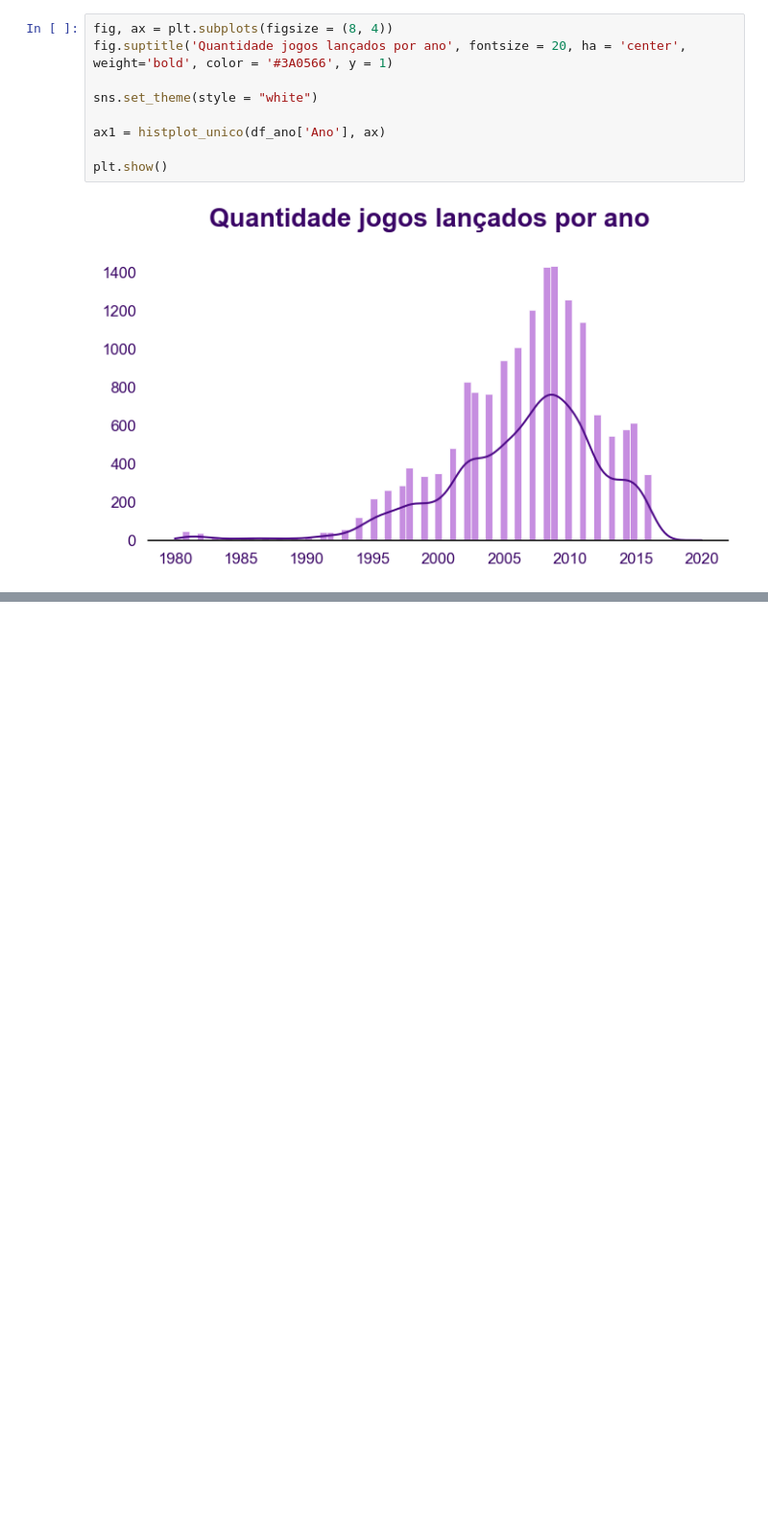
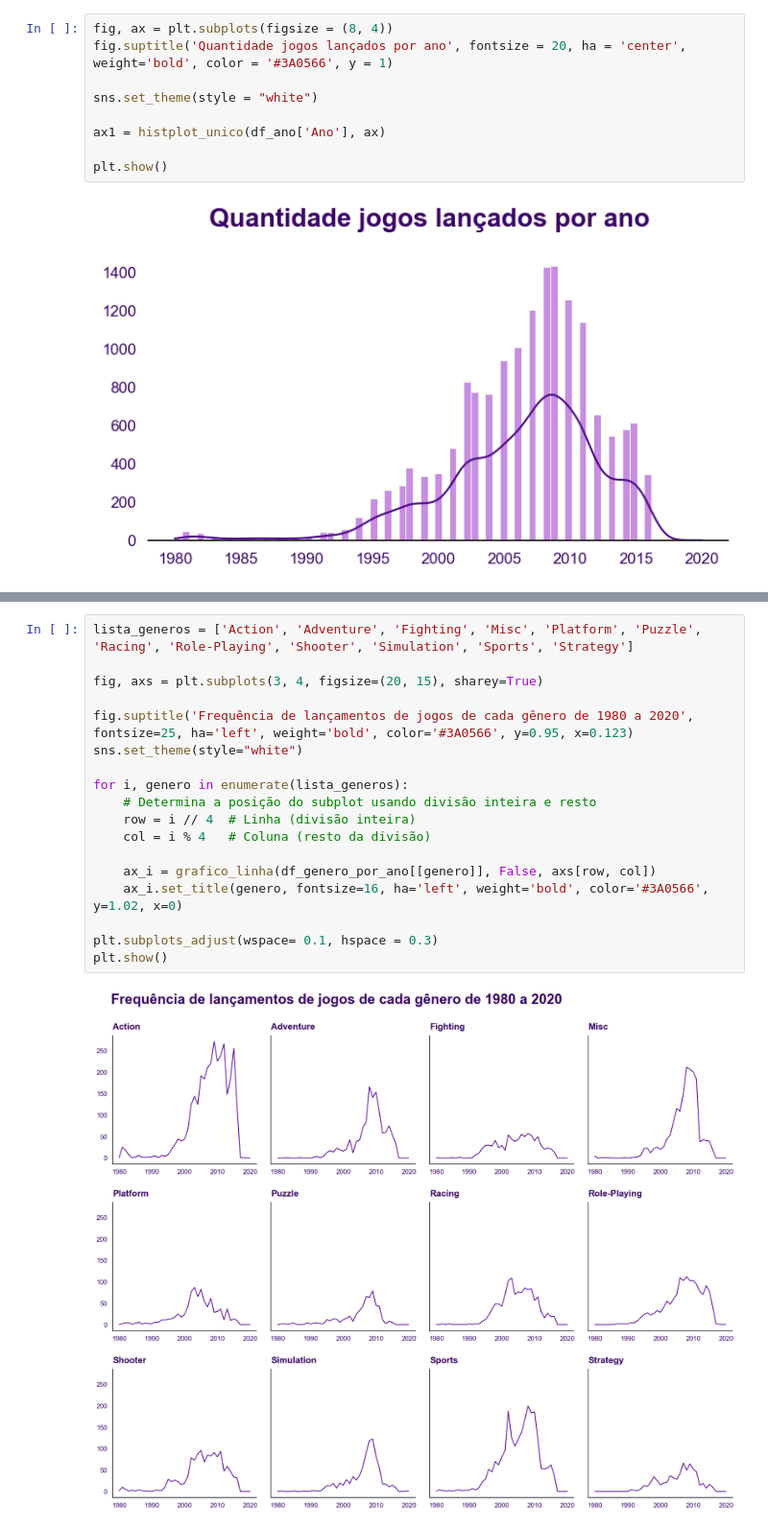
Before and after one commit to JHOliveira94/Portfolio_Recomendacao-de-jogos-digitais, a Jupyter notebook: notebook_recomendacao_jogos.ipynb, the cells around one changed output, grey strips where cells are left out. Shown at 96% size. Saved outputs shown, nothing was run; the diff lists cells and outputs as text; blank space fills up the shorter version.

```diff
--- a/notebook_recomendacao_jogos.ipynb
+++ b/notebook_recomendacao_jogos.ipynb
@@ -624,0 +882,20 @@ Verificação da estrutura do DataFrame construído:
+# %%
+lista_generos = ['Action', 'Adventure', 'Fighting', 'Misc', 'Platform', 'Puzzle', 'Racing', 'Role-Playing', 'Shooter', 'Simulation', 'Sports', 'Strategy']
+
+fig, axs = plt.subplots(3, 4, figsize=(20, 15), sharey=True)
+
+fig.suptitle('Frequência de lançamentos de jogos de cada gênero de 1980 a 2020', fontsize=25, ha='left', weight='bold', color='#3A0566', y=0.95, x=0.123)
+sns.set_theme(style="white")
+
+for i, genero in enumerate(lista_generos):
+    # Determina a posição do subplot usando divisão inteira e resto
+    row = i // 4  # Linha (divisão inteira)
+    col = i % 4   # Coluna (resto da divisão)
+
+    ax_i = grafico_linha(df_genero_por_ano[[genero]], False, axs[row, col])
+    ax_i.set_title(genero, fontsize=16, ha='left', weight='bold', color='#3A0566', y=1.02, x=0)
+
+plt.subplots_adjust(wspace= 0.1, hspace = 0.3)
+plt.show()
+# %% [output]
+[figure, added]
```
Also changed, not shown: parts of 38 cells of this notebook.
